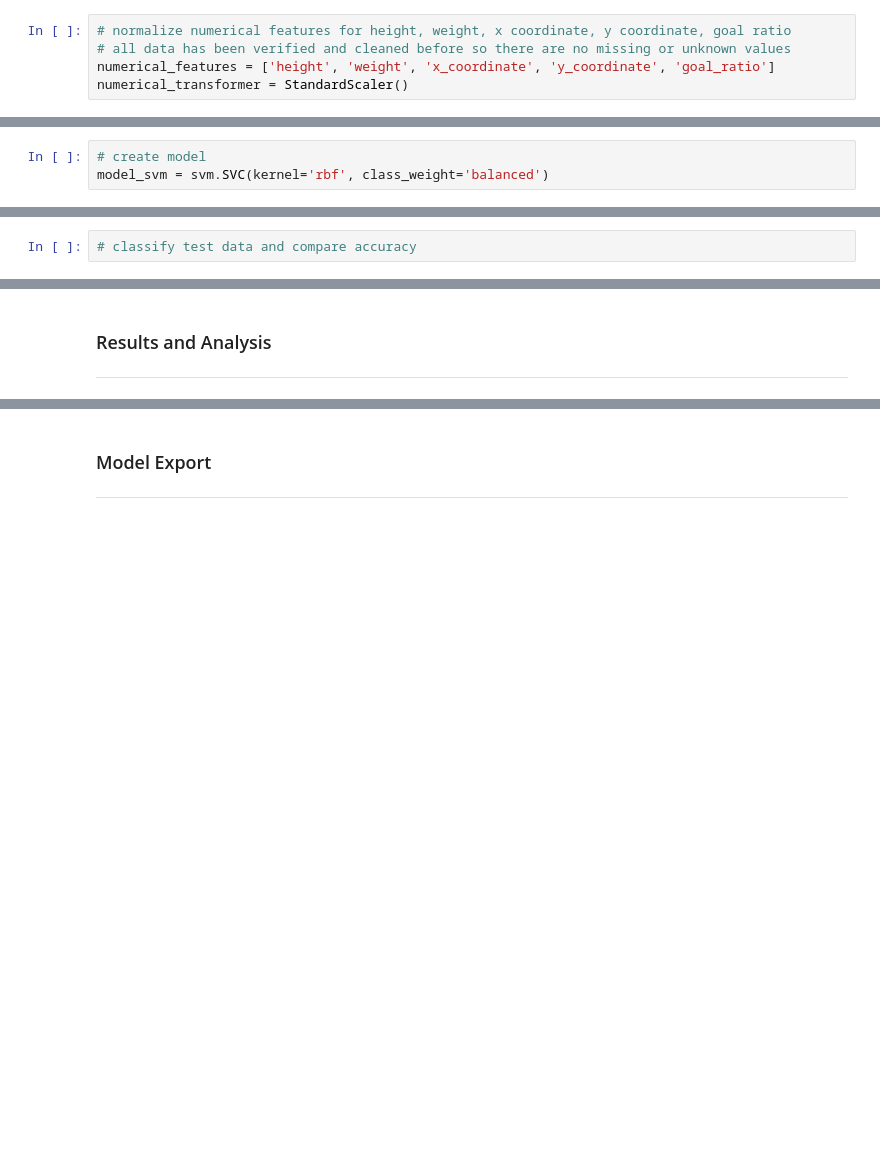
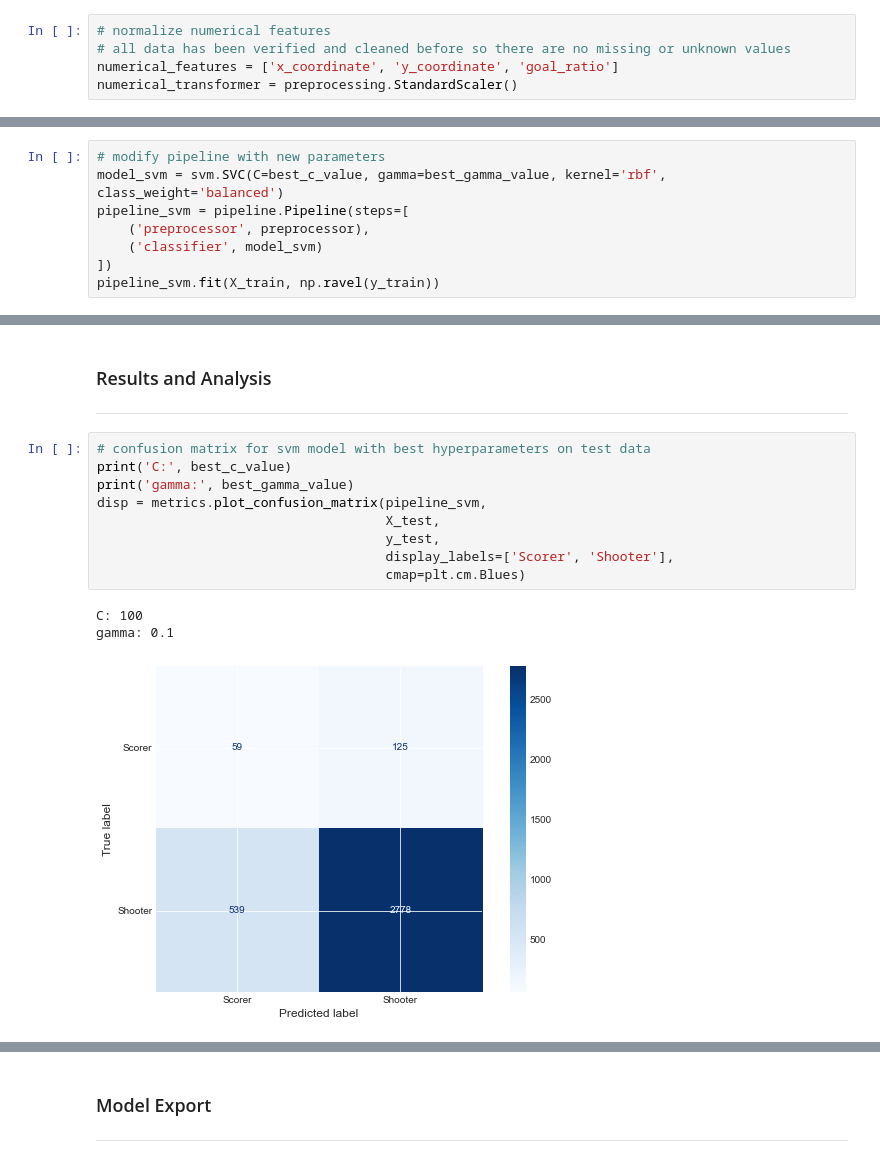
Before and after one commit to tangtan2/50_In_07, a Jupyter notebook: python/src/notebooks/goal_success_classification.ipynb, the cells around one changed output, grey strips where cells are left out. Drawn from its saved outputs; the diff is of its cells as text; blank space fills up the shorter version.

Commit message:
completed classification models

```diff
--- a/python/src/notebooks/goal_success_classification.ipynb
+++ b/python/src/notebooks/goal_success_classification.ipynb
@@ -159,10 +162,10 @@ y = binarizer.transform(y)
 categorical_features = ['full_name', 'primary_position', 'opposing_team', 'period_type']
 categorical_transformer = preprocessing.OneHotEncoder(handle_unknown='ignore')
 # %%
-# normalize numerical features for height, weight, x coordinate, y coordinate, goal ratio
+# normalize numerical features
 # all data has been verified and cleaned before so there are no missing or unknown values
-numerical_features = ['height', 'weight', 'x_coordinate', 'y_coordinate', 'goal_ratio']
-numerical_transformer = StandardScaler()
+numerical_features = ['x_coordinate', 'y_coordinate', 'goal_ratio']
+numerical_transformer = preprocessing.StandardScaler()
 # %%
 # create column transformer that applies both numerical and categorical transformers
 preprocessor = compose.ColumnTransformer(
@@ -182,6 +185,3 @@ X_valid, X_test, y_valid, y_test = model_selection.train_test_split(
 # %% [markdown]
 ### Support Vector Machine Classification
 ___
-# %%
-# create model
-model_svm = svm.SVC(kernel='rbf', class_weight='balanced')
@@ -214,2 +234,8 @@ Pipeline(steps=[('preprocessor',
 # %%
-# classify test data and compare accuracy
+# modify pipeline with new parameters
+model_svm = svm.SVC(C=best_c_value, gamma=best_gamma_value, kernel='rbf', class_weight='balanced')
+pipeline_svm = pipeline.Pipeline(steps=[
+    ('preprocessor', preprocessor),
+    ('classifier', model_svm)
+])
+pipeline_svm.fit(X_train, np.ravel(y_train))
@@ -251,3 +361,16 @@ Pipeline(steps=[('preprocessor',
 # %% [markdown]
 ### Results and Analysis
 ___
+# %%
+# confusion matrix for svm model with best hyperparameters on test data
+print('C:', best_c_value)
+print('gamma:', best_gamma_value)
+disp = metrics.plot_confusion_matrix(pipeline_svm,
+                                     X_test,
+                                     y_test,
+                                     display_labels=['Scorer', 'Shooter'],
+                                     cmap=plt.cm.Blues)
+# %% [output]
+C: 100
+gamma: 0.1
+[figure, added]
```
Also changed, not shown: parts of 23 cells of this notebook, 1 other file.
